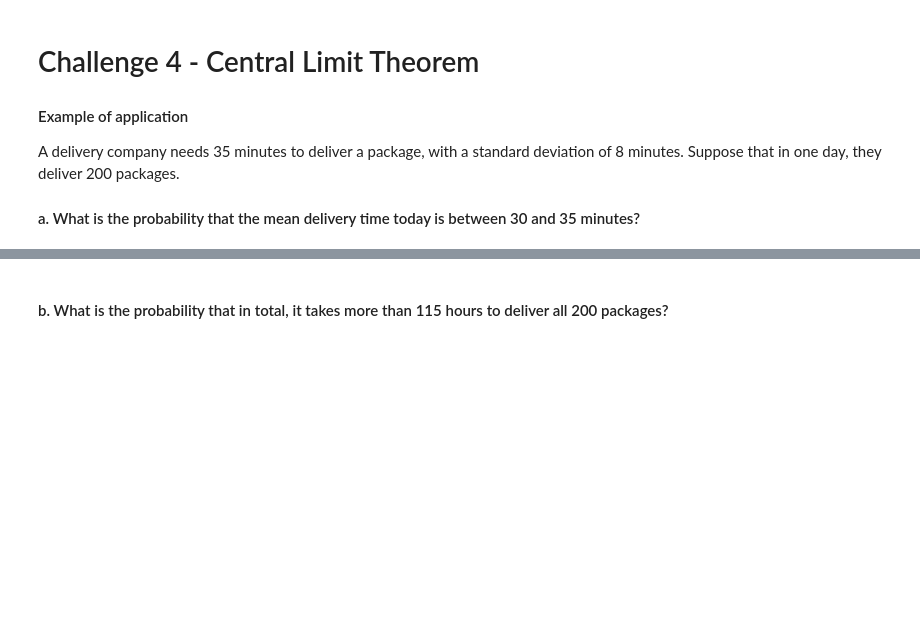
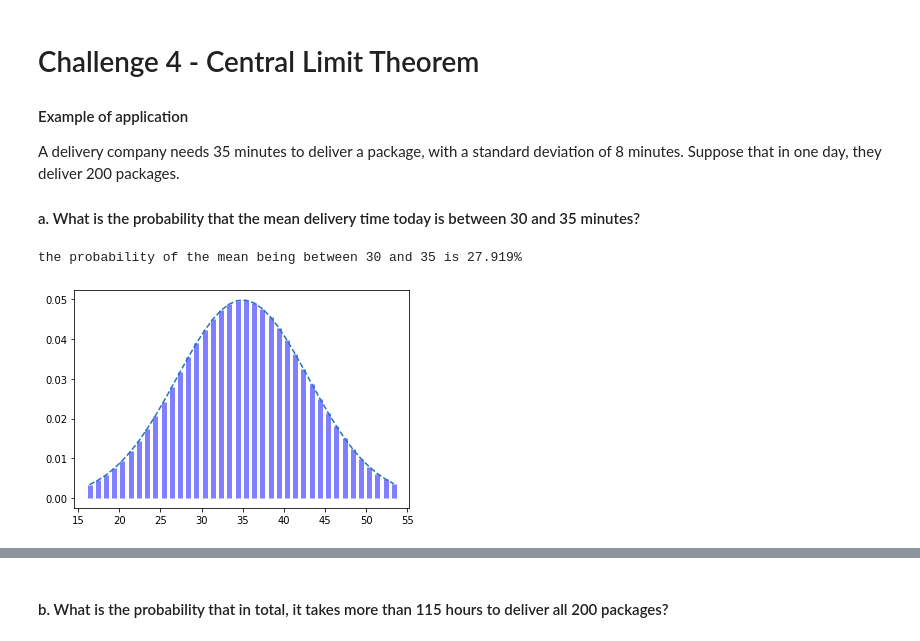
Before and after one commit to ironhack-bcn-data-pt/31-lab-cont-probability-distribution, a Jupyter notebook: your_code/bonus.ipynb, the cells around one changed output, grey strips where cells are left out. Drawn from its saved outputs; the diff is of its cells as text; code cells hidden in the pictures; blank space fills up the shorter version.

```diff
--- a/your_code/bonus.ipynb
+++ b/your_code/bonus.ipynb
@@ -223,0 +219,17 @@ A delivery company needs 35 minutes to deliver a package, with a standard deviat
+# %%
+# Variables
+
+mu = 35;
+sigma = 8;
+sample_size = 200 # not used?..
+rv = stats.norm(loc=mu, scale=sigma)  #scale is used to include deviation
+x = np.arange(rv.ppf(0.01), rv.ppf(0.99))
+fmp = rv.pdf(x)
+# Probability
+plt.plot(x, fmp, '--')
+plt.vlines(x, 0, fmp, colors='b', lw=5, alpha=0.5)
+between3035 = (100*(rv.pdf(30)+rv.pdf(31)+rv.pdf(32)+rv.pdf(33)+rv.pdf(34)+rv.pdf(35)))
+print(f'the probability of the mean being between 30 and 35 is {round(between3035,3)}%')
+# %% [output]
+the probability of the mean being between 30 and 35 is 27.919%
+[figure, added]
```
Also changed, not shown: parts of 12 cells of this notebook.
